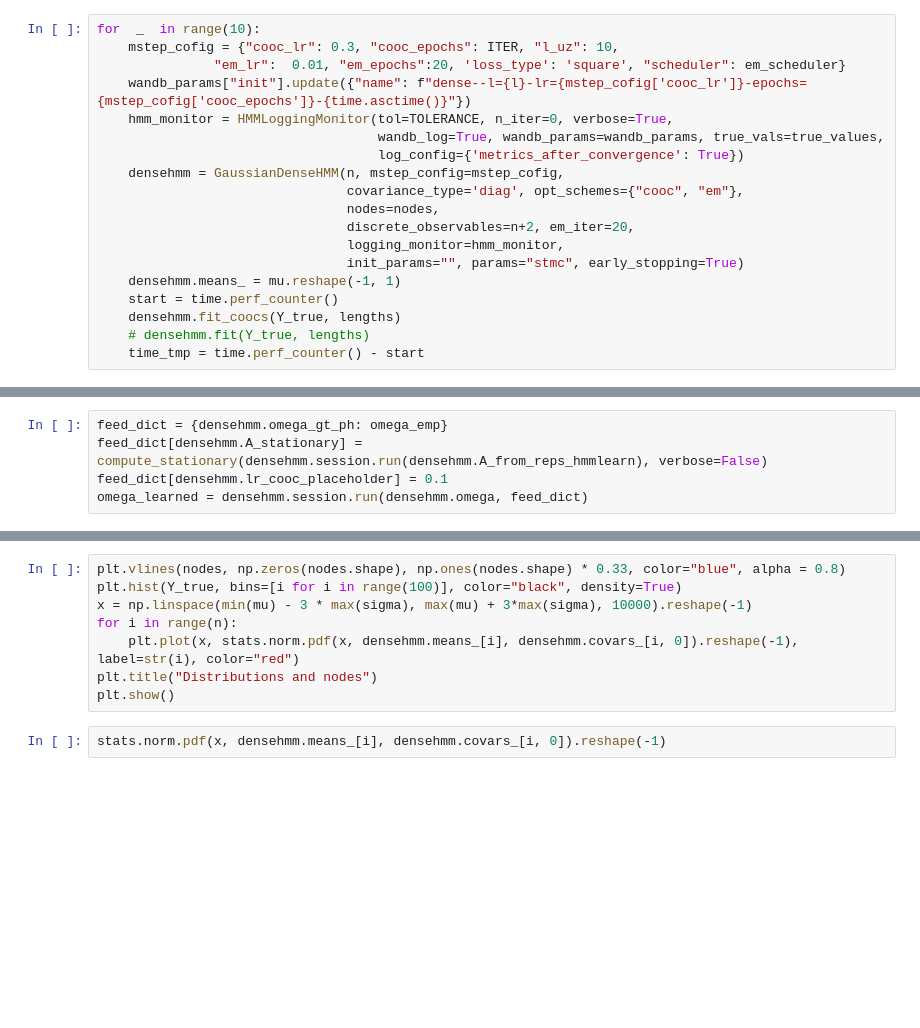
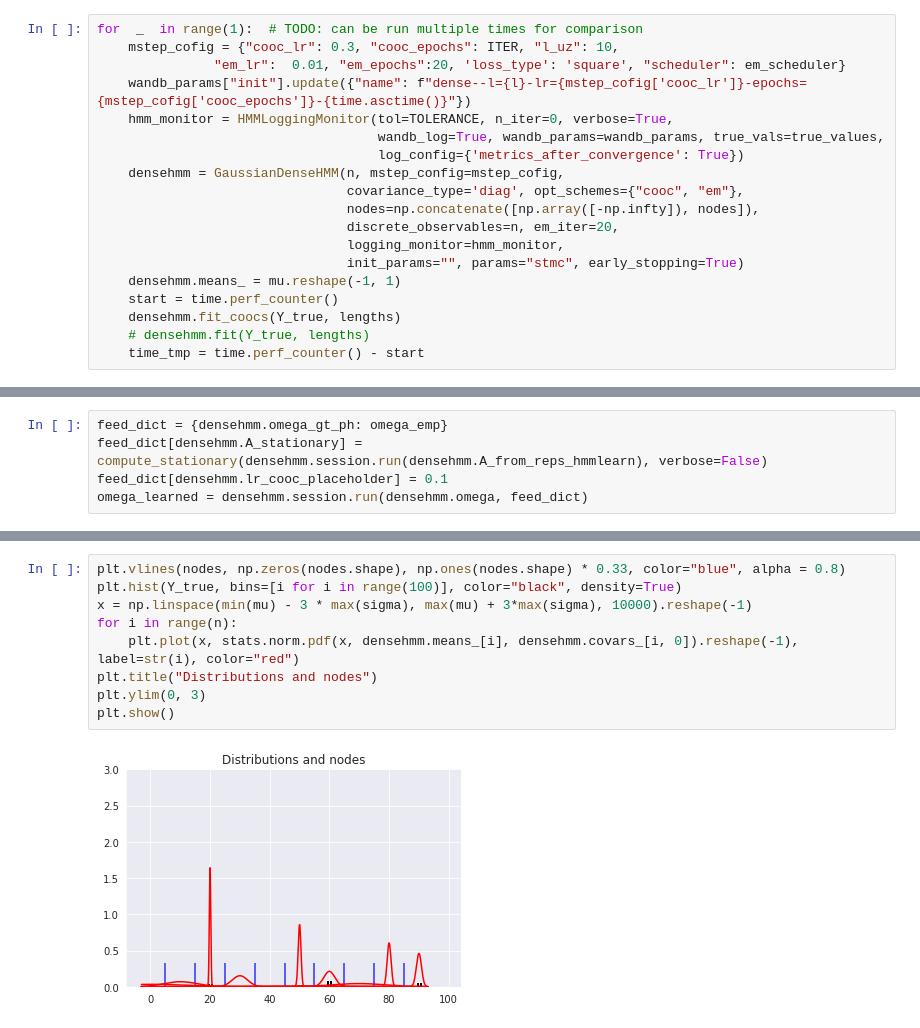
Before and after one commit to CIRGLaboratory/GausianDenseHMM, a Jupyter notebook: code_dense_hmm/discretisation.ipynb, the cells around one changed output, grey strips where cells are left out. Cells and saved outputs as stored; diff of their text form; blank space fills up the shorter version.

```diff
--- a/code_dense_hmm/discretisation.ipynb
+++ b/code_dense_hmm/discretisation.ipynb
@@ -196,5 +226,5 @@ nodes = np.concatenate([np.array([-np.infty, Y_true.min() +  1e-3]), nodes, np.a
 # %%
-for  _  in range(10):
+for  _  in range(1):  # TODO: can be run multiple times for comparison
     mstep_cofig = {"cooc_lr": 0.3, "cooc_epochs": ITER, "l_uz": 10,
                "em_lr":  0.01, "em_epochs":20, 'loss_type': 'square', "scheduler": em_scheduler}
     wandb_params["init"].update({"name": f"dense--l={l}-lr={mstep_cofig['cooc_lr']}-epochs={mstep_cofig['cooc_epochs']}-{time.asctime()}"})
@@ -203,8 +233,8 @@ for  _  in range(10):
                                     log_config={'metrics_after_convergence': True})
     densehmm = GaussianDenseHMM(n, mstep_config=mstep_cofig,
                                 covariance_type='diag', opt_schemes={"cooc", "em"},
-                                nodes=nodes,
-                                discrete_observables=n+2, em_iter=20,
+                                nodes=np.concatenate([np.array([-np.infty]), nodes]),
+                                discrete_observables=n, em_iter=20,
                                 logging_monitor=hmm_monitor,
                                 init_params="", params="stmc", early_stopping=True)
     densehmm.means_ = mu.reshape(-1, 1)
@@ -253,12 +317,13 @@ visualize_matrix(omega_emp, title="Empirical coocurences", vmax=vmax)
 # %%
 plt.vlines(nodes, np.zeros(nodes.shape), np.ones(nodes.shape) * 0.33, color="blue", alpha = 0.8)
 plt.hist(Y_true, bins=[i for i in range(100)], color="black", density=True)
 x = np.linspace(min(mu) - 3 * max(sigma), max(mu) + 3*max(sigma), 10000).reshape(-1)
 for i in range(n):
     plt.plot(x, stats.norm.pdf(x, densehmm.means_[i], densehmm.covars_[i, 0]).reshape(-1), label=str(i), color="red")
 plt.title("Distributions and nodes")
+plt.ylim(0, 3)
 plt.show()
+# %% [output]
+[figure, added]
-# %%
-stats.norm.pdf(x, densehmm.means_[i], densehmm.covars_[i, 0]).reshape(-1)
 # %%
 densehmm.fit(Y_true, lengths)
```
Also changed, not shown: parts of 19 cells of this notebook, 1 other file.
